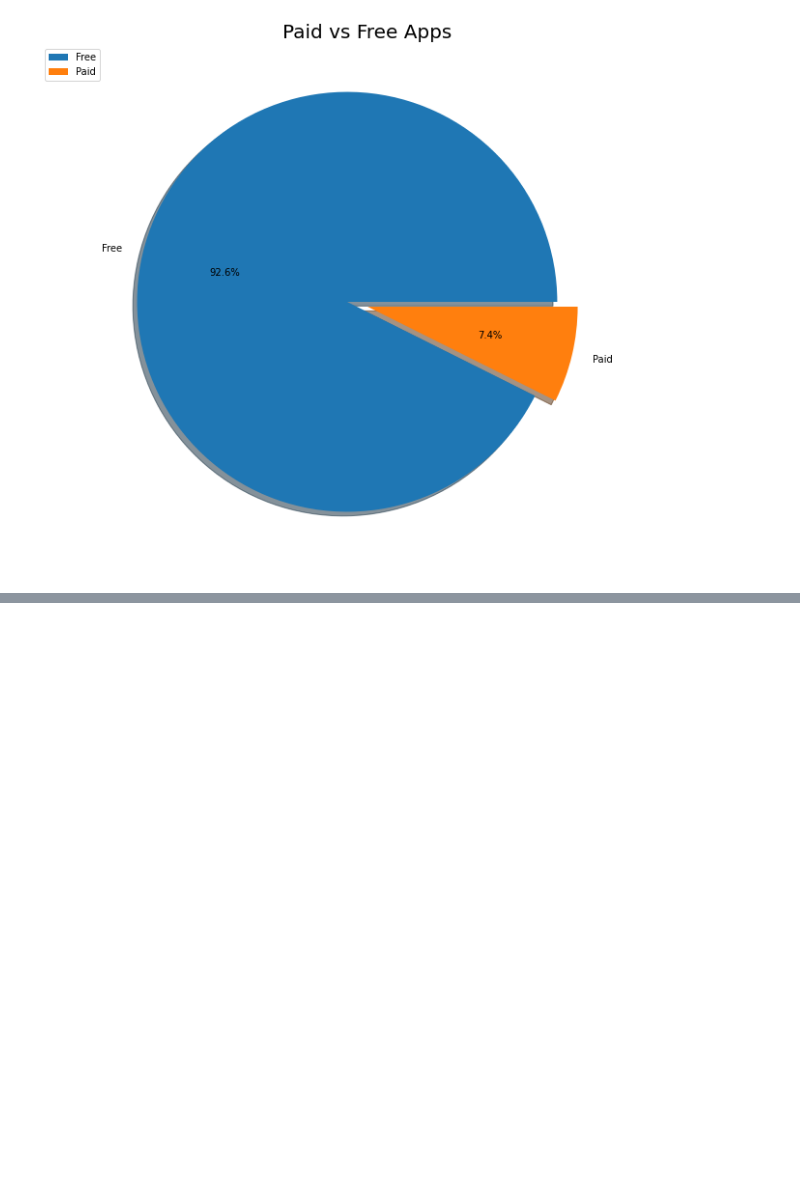
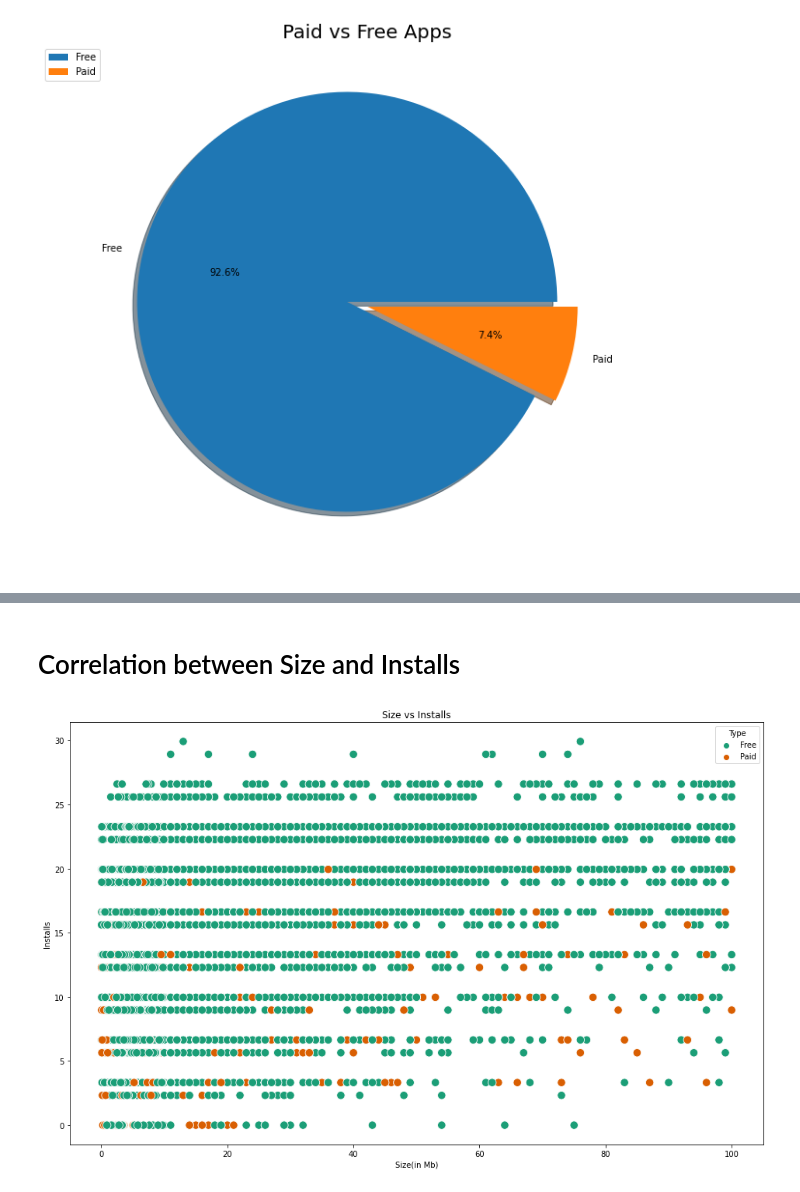
Before and after one commit to amol004/Google-Play-Store-EDA, a Jupyter notebook: Capstone_project_Google_play_store_review_analysis_(EDA)_Notebook_{Amol_Thakur}.ipynb, the cells around one changed output, grey strips where cells are left out. Saved outputs shown, nothing was run; the diff lists cells and outputs as text; code cells hidden in the pictures; blank space fills up the shorter version.

```diff
--- a/Capstone_project_Google_play_store_review_analysis_(EDA)_Notebook_{Amol_Thakur}.ipynb
+++ b/Capstone_project_Google_play_store_review_analysis_(EDA)_Notebook_{Amol_Thakur}.ipynb
@@ -657,0 +724,14 @@ plt.legend(bbox_to_anchor=(0,1)); # adjusting the position of information box
+# %%
+# Due to high variance in "Installs" column it's unable to establish a relation between 'Size' and 'Installs'
+# To remove this high variance we will create a new column "Normalized_Installs" which will store normalized values using log so that a relation could be established
+play_df['Normalized_Installs'] = np.log2(play_df['Installs']) # using log to remove high variance
+# %% [markdown]
+# Correlation between Size and Installs
+# %%
+#Size vs Installs relation
+plt.rcParams['figure.figsize'] = (16,10)
+sns.scatterplot(x='Size(in Mb)', y='Normalized_Installs', hue='Type', data=play_df, palette='Dark2',s=110)
+plt.title('Size vs Installs');
+plt.ylabel('Installs');
+# %% [output]
+[figure, added]
```
Also changed, not shown: parts of 30 cells of this notebook.
